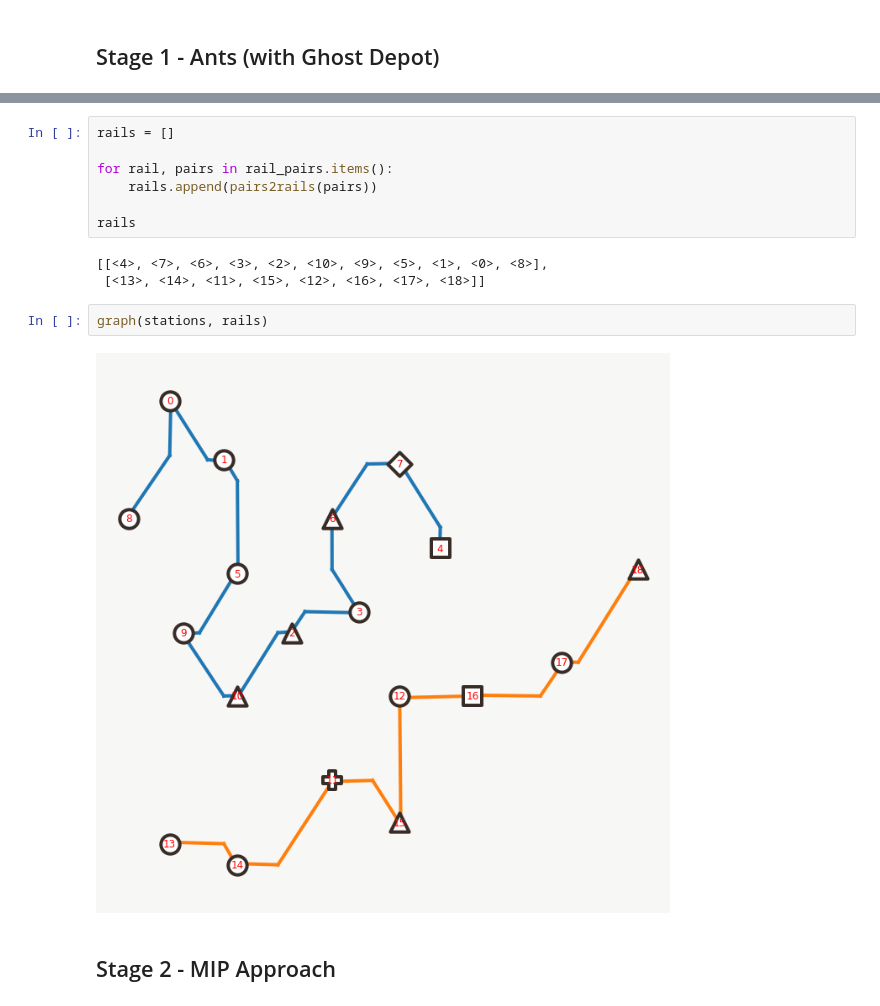
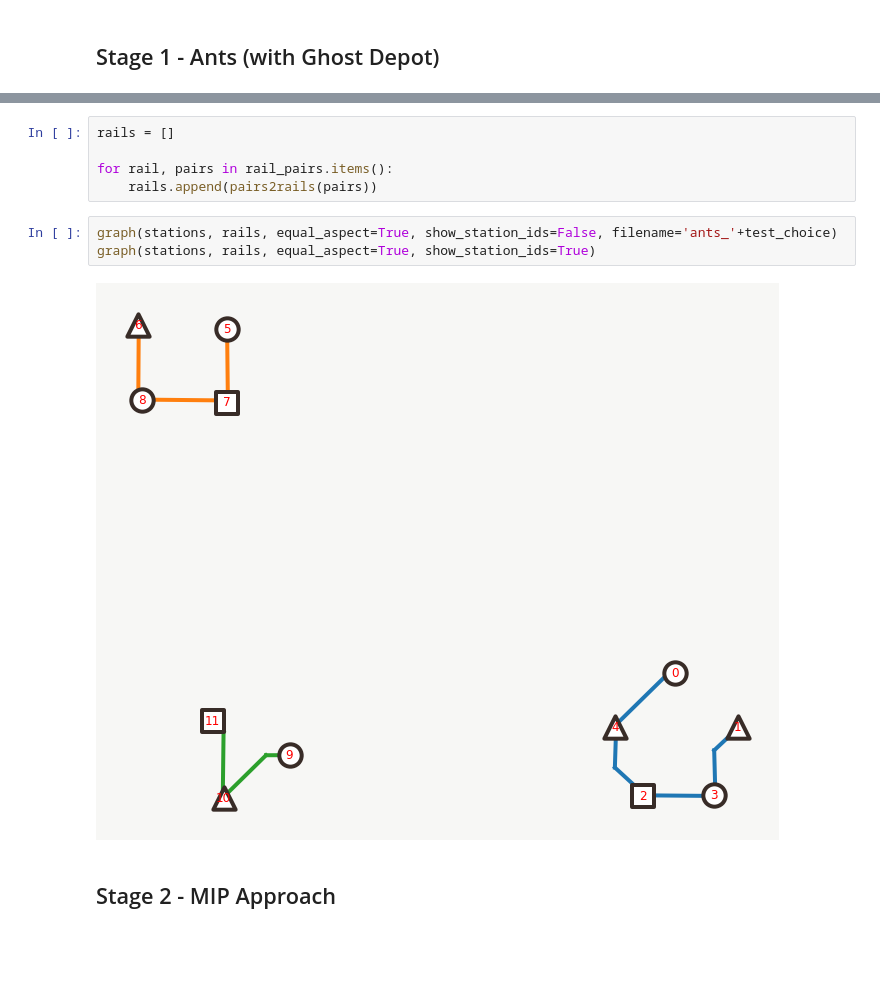
Before and after one commit to CameronChandler/optimisation-group-project, a Jupyter notebook: Mini Metro - Stage 2 Work.ipynb, the cells around one changed output, grey strips where cells are left out. Saved outputs shown, nothing was run; the diff lists cells and outputs as text; blank space fills up the shorter version.

```diff
--- a/Mini Metro - Stage 2 Work.ipynb
+++ b/Mini Metro - Stage 2 Work.ipynb
@@ -208,15 +173,11 @@ rails = []
 
 for rail, pairs in rail_pairs.items():
     rails.append(pairs2rails(pairs))
-
-rails
-# %% [output]
-[[<4>, <7>, <6>, <3>, <2>, <10>, <9>, <5>, <1>, <0>, <8>],
- [<13>, <14>, <11>, <15>, <12>, <16>, <17>, <18>]]
-# %%
-graph(stations, rails)
-# %% [output]
-[figure, removed]
+# %%
+graph(stations, rails, equal_aspect=True, show_station_ids=False, filename='ants_'+test_choice)
+graph(stations, rails, equal_aspect=True, show_station_ids=True)
+# %% [output]
+[figure, added]
 # %% [markdown]
 ## Stage 2 - MIP Approach
 # %% [markdown]
```
Also changed, not shown: parts of 25 cells of this notebook, 2 other files.
